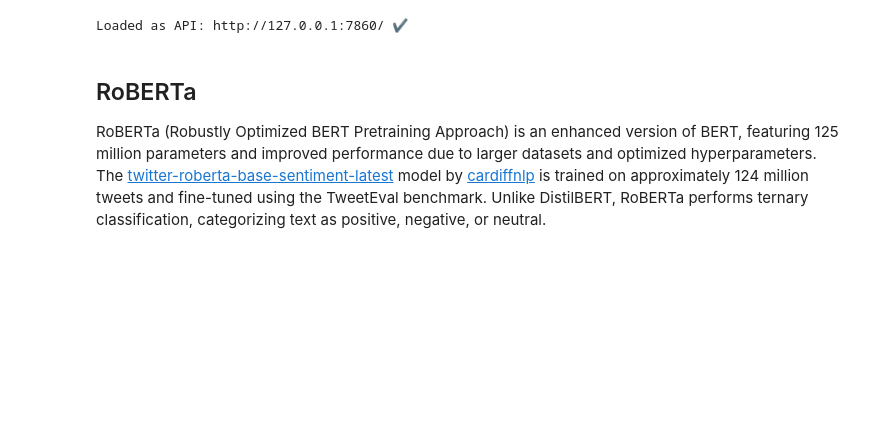
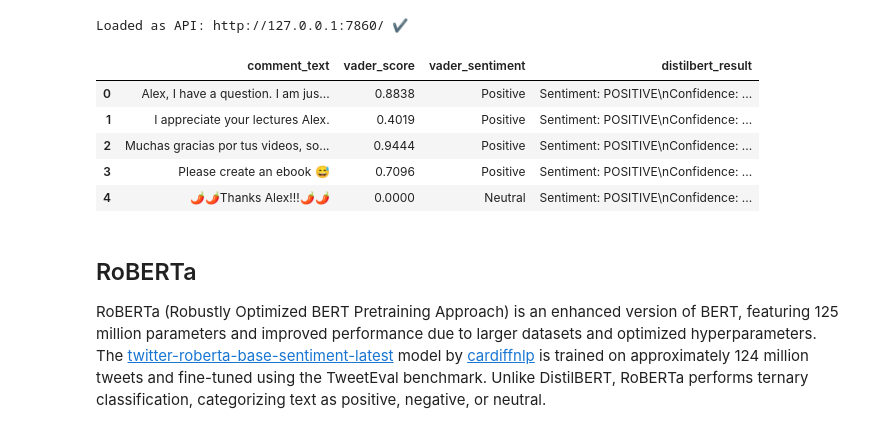
Before and after one commit to JensBender/youtube-channel-analytics, a Jupyter notebook: exploration.ipynb, the cells around one changed output. Cells and saved outputs as stored; diff of their text form; code cells hidden in the pictures; blank space fills up the shorter version.

Commit message:
In exploration.ipynb, in sentiment analysis section, display first few rows after distilbert sentiment analysis to check results

```diff
--- a/exploration.ipynb
+++ b/exploration.ipynb
@@ -485,6 +485,16 @@ def get_sentiment(text, model_choice):
 random_comments_df["distilbert_result"] = random_comments_df["comment_text"].apply(lambda x: get_sentiment(x, model_choice="DistilBERT"))
 # %% [output]
 Loaded as API: http://127.0.0.1:7860/ ✔
+# %%
+# Display the first few rows to verify the results
+random_comments_df.head()
+# %% [output]
+|  | comment_text | vader_score | vader_sentiment | distilbert_result |
+| 0 | Alex, I have a question. I am jus... | 0.8838 | Positive | Sentiment: POSITIVE\nConfidence: ... |
+| 1 | I appreciate your lectures Alex. | 0.4019 | Positive | Sentiment: POSITIVE\nConfidence: ... |
+| 2 | Muchas gracias por tus videos, so... | 0.9444 | Positive | Sentiment: POSITIVE\nConfidence: ... |
+| 3 | Please create an ebook 😅 | 0.7096 | Positive | Sentiment: POSITIVE\nConfidence: ... |
+| 4 | 🌶🌶Thanks Alex!!!🌶🌶 | 0.0000 | Neutral | Sentiment: POSITIVE\nConfidence: ... |
 # %% [markdown]
 ## RoBERTa
 RoBERTa (Robustly Optimized BERT Pretraining Approach) is an enhanced version of BERT, featuring 125 million parameters and improved performance due to larger datasets and optimized hyperparameters. The [twitter-roberta-base-sentiment-latest](https://huggingface.co/cardiffnlp/twitter-roberta-base-sentiment-latest) model by [cardiffnlp](https://huggingface.co/cardiffnlp) is trained on approximately 124 million tweets and fine-tuned using the TweetEval benchmark. Unlike DistilBERT, RoBERTa performs ternary classification, categorizing text as positive, negative, or neutral.
```
Also changed, not shown: parts of 1 cell of this notebook.
